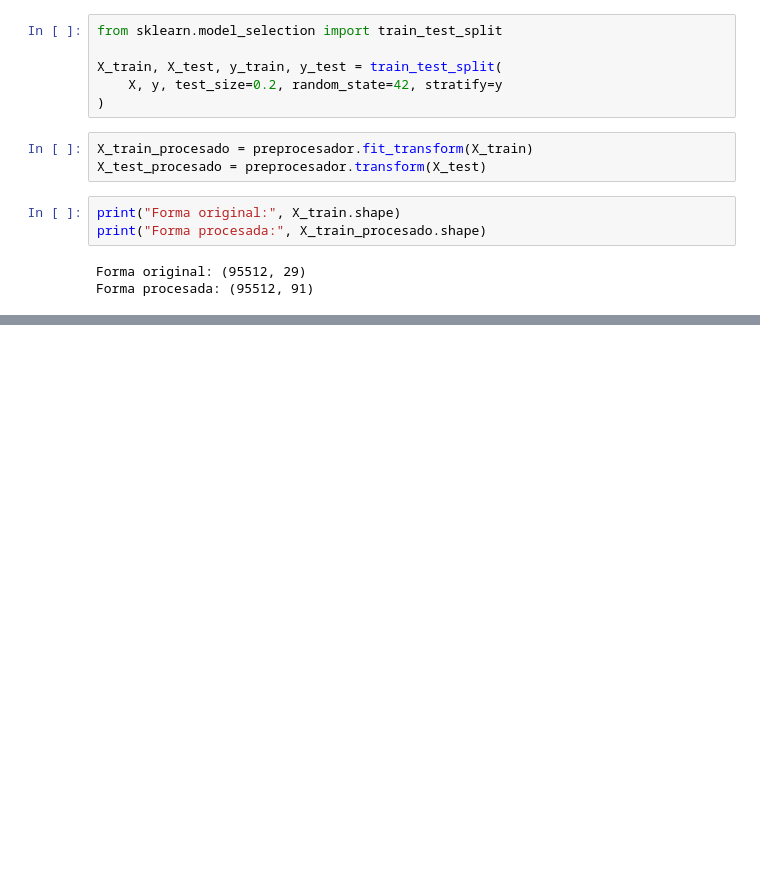
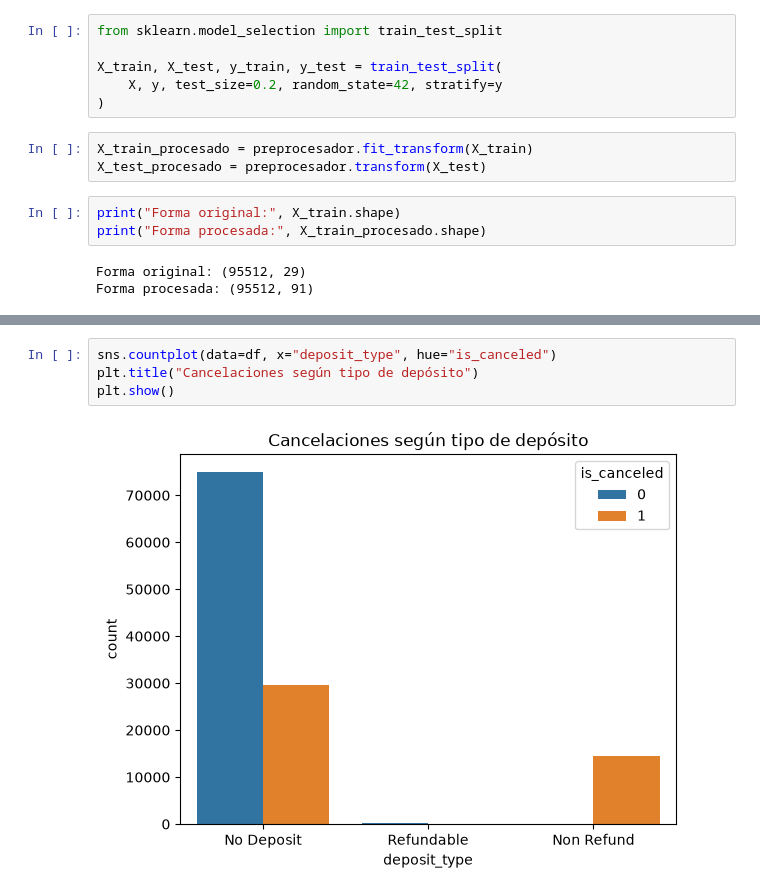
Before and after one commit to AdrianOropeza/pontia-ml, a Jupyter notebook: notebooks/eda_inicial.ipynb, the cells around one changed output, grey strips where cells are left out. Cells and saved outputs as stored; diff of their text form; blank space fills up the shorter version.

```diff
--- a/notebooks/eda_inicial.ipynb
+++ b/notebooks/eda_inicial.ipynb
@@ -224,0 +237,6 @@ print("Test procesado:", X_test_procesado.shape)
+# %%
+sns.countplot(data=df, x="deposit_type", hue="is_canceled")
+plt.title("Cancelaciones según tipo de depósito")
+plt.show()
+# %% [output]
+[figure, added]
```
Also changed, not shown: parts of 6 cells of this notebook, 2 other files.
